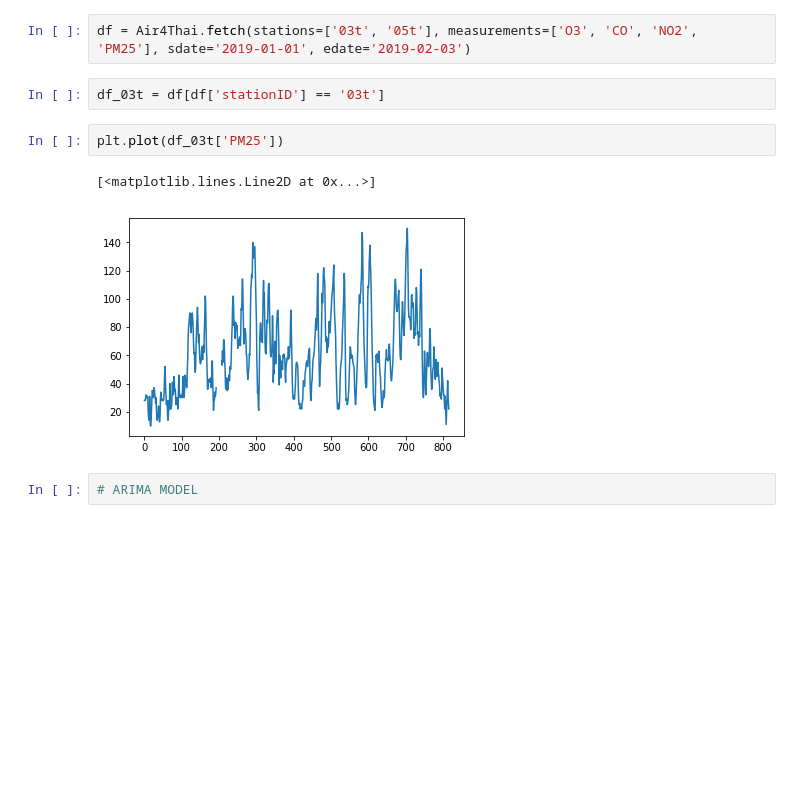
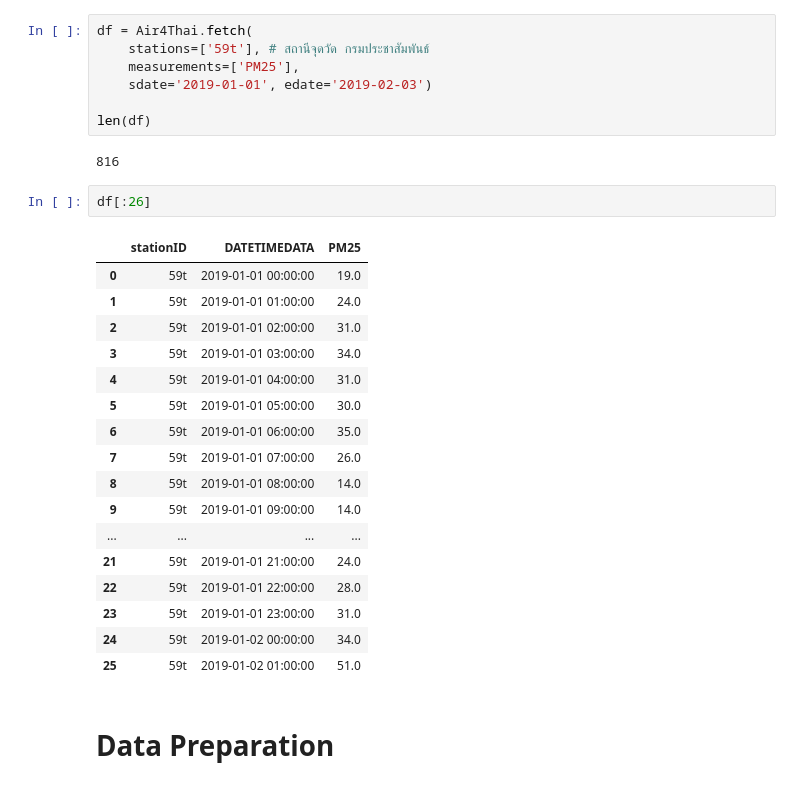
Before and after one commit to codeforthailand/datasource-air4thai, a Jupyter notebook: examples/tutorial.ipynb, the cells around one changed output. Drawn from its saved outputs; the diff is of its cells as text; blank space fills up the shorter version.

```diff
--- a/examples/tutorial.ipynb
+++ b/examples/tutorial.ipynb
@@ -16,11 +31,31 @@ You should consider upgrading via the 'pip install --upgrade pip' command.
 # %%
-df = Air4Thai.fetch(stations=['03t', '05t'], measurements=['O3', 'CO', 'NO2', 'PM25'], sdate='2019-01-01', edate='2019-02-03')
+df = Air4Thai.fetch(
+    stations=['59t'], # สถานีจุดวัด กรมประชาสัมพันธ์
+    measurements=['PM25'],
+    sdate='2019-01-01', edate='2019-02-03')
+
+len(df)
+# %% [output]
+816
-# %%
-df_03t = df[df['stationID'] == '03t']
-# %%
-plt.plot(df_03t['PM25'])
-# %% [output]
-[<matplotlib.lines.Line2D at 0x...>]
-[figure, removed]
-# %%
-# ARIMA MODEL
+# %%
+df[:26]
+# %% [output]
+|  | stationID | DATETIMEDATA | PM25 |
+| 0 | 59t | 2019-01-01 00:00:00 | 19.0 |
+| 1 | 59t | 2019-01-01 01:00:00 | 24.0 |
+| 2 | 59t | 2019-01-01 02:00:00 | 31.0 |
+| 3 | 59t | 2019-01-01 03:00:00 | 34.0 |
+| 4 | 59t | 2019-01-01 04:00:00 | 31.0 |
+| 5 | 59t | 2019-01-01 05:00:00 | 30.0 |
+| 6 | 59t | 2019-01-01 06:00:00 | 35.0 |
+| 7 | 59t | 2019-01-01 07:00:00 | 26.0 |
+| 8 | 59t | 2019-01-01 08:00:00 | 14.0 |
+| 9 | 59t | 2019-01-01 09:00:00 | 14.0 |
+| ... | ... | ... | ... |
+| 21 | 59t | 2019-01-01 21:00:00 | 24.0 |
+| 22 | 59t | 2019-01-01 22:00:00 | 28.0 |
+| 23 | 59t | 2019-01-01 23:00:00 | 31.0 |
+| 24 | 59t | 2019-01-02 00:00:00 | 34.0 |
+| 25 | 59t | 2019-01-02 01:00:00 | 51.0 |
+# %% [markdown]
+# Data Preparation
```
Also changed, not shown: parts of 22 cells of this notebook.
